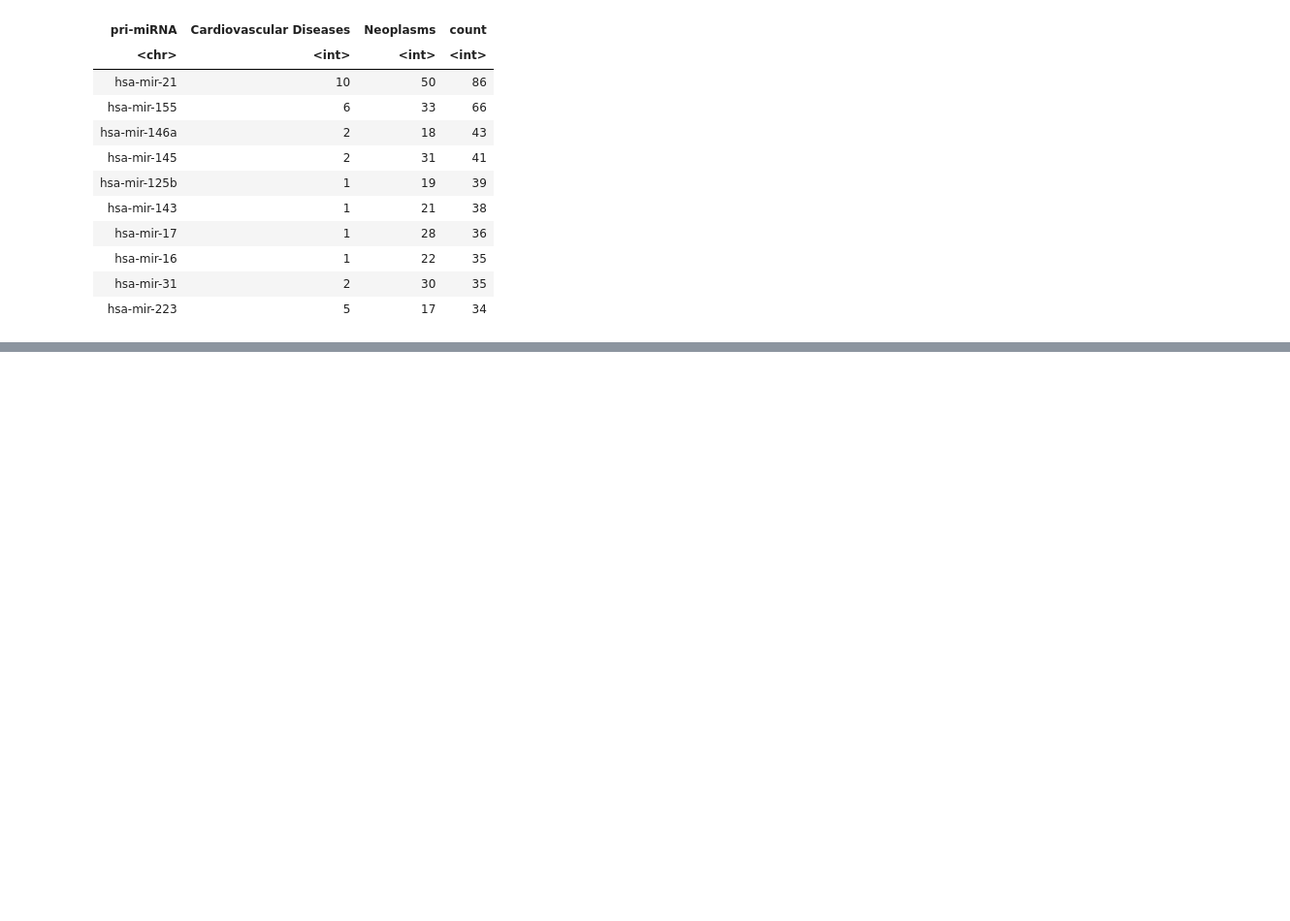
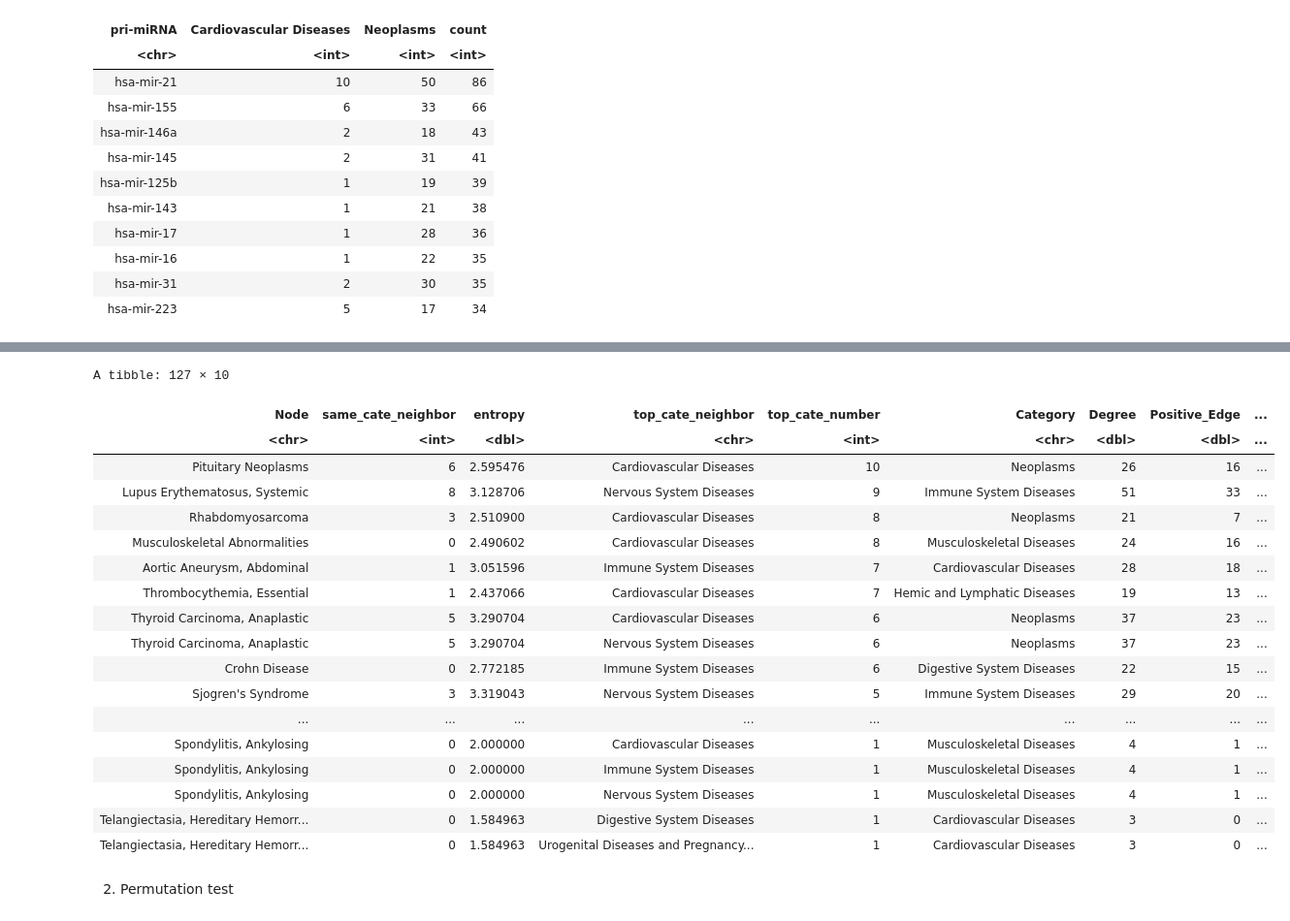
Before and after one commit to cuppeanuts/MRDN, a Jupyter notebook: Figures.ipynb, the cells around one changed output, grey strips where cells are left out. Shown at 97% size. Saved outputs shown, nothing was run; the diff lists cells and outputs as text; code cells hidden in the pictures; blank space fills up the shorter version.

```diff
--- a/Figures.ipynb
+++ b/Figures.ipynb
@@ -428,0 +579,32 @@ A grouped_df: 10 × 4
+# %%
+neighbors <- lapply(nodes$Nodes, function(x){
+    neighbor_edges <- edges %>%
+        filter(Disease1==x|Disease2==x)
+    tibble(Node=x, Neighbor=setdiff(unique(c(neighbor_edges$Disease1, neighbor_edges$Disease2)), x)) %>%
+        left_join(rename(nodes[, 1:2], Node=Nodes), by="Node") %>%
+        left_join(rename(nodes[, 1:2], Neighbor=Nodes, Neighbor_Cate=Category), by="Neighbor")
+}) %>% bind_rows()
+# %%
+get_most_cate <- function(x){
+    tmp <- tibble(x=x) %>%
+        group_by(x) %>%
+        summarise(n=n(), .groups="drop") %>%
+        filter(n==max(n))
+    tmp
+}
+# %%
+getEntropy <- function(x){
+    p <- rle(sort(x))$length/length(x)
+    ent <- -sum(p*log2(p))
+    return(ent)
+}
+# %%
+neighbor_info <- neighbors %>%
+    group_by(Node) %>%
+    summarise(same_cate_neighbor=sum(Category==Neighbor_Cate),
+              entropy=getEntropy(Neighbor_Cate),
+              top_cate_neighbor=get_most_cate(Neighbor_Cate)$x,
+              top_cate_number=get_most_cate(Neighbor_Cate)$n,
+              .groups="drop") %>%
+    arrange(desc(same_cate_neighbor)) %>%
+    left_join(nodes %>% rename(Node=Nodes), by="Node")
@@ -428,0 +629,27 @@ A grouped_df: 10 × 4
+# %%
+neighbor_info %>%
+    filter(top_cate_neighbor != Category) %>%
+    filter(top_cate_neighbor!="Neoplasms") %>%
+    arrange(desc(top_cate_number))
+# %% [output]
+A tibble: 127 × 10
+| Node | same_cate_neighbor | entropy | top_cate_neighbor | top_cate_number | Category | Degree | Positive_Edge | ... |
+| <chr> | <int> | <dbl> | <chr> | <int> | <chr> | <dbl> | <dbl> | ... |
+| Pituitary Neoplasms | 6 | 2.595476 | Cardiovascular Diseases | 10 | Neoplasms | 26 | 16 | ... |
+| Lupus Erythematosus, Systemic | 8 | 3.128706 | Nervous System Diseases | 9 | Immune System Diseases | 51 | 33 | ... |
+| Rhabdomyosarcoma | 3 | 2.510900 | Cardiovascular Diseases | 8 | Neoplasms | 21 | 7 | ... |
+| Musculoskeletal Abnormalities | 0 | 2.490602 | Cardiovascular Diseases | 8 | Musculoskeletal Diseases | 24 | 16 | ... |
+| Aortic Aneurysm, Abdominal | 1 | 3.051596 | Immune System Diseases | 7 | Cardiovascular Diseases | 28 | 18 | ... |
+| Thrombocythemia, Essential | 1 | 2.437066 | Cardiovascular Diseases | 7 | Hemic and Lymphatic Diseases | 19 | 13 | ... |
+| Thyroid Carcinoma, Anaplastic | 5 | 3.290704 | Cardiovascular Diseases | 6 | Neoplasms | 37 | 23 | ... |
+| Thyroid Carcinoma, Anaplastic | 5 | 3.290704 | Nervous System Diseases | 6 | Neoplasms | 37 | 23 | ... |
+| Crohn Disease | 0 | 2.772185 | Immune System Diseases | 6 | Digestive System Diseases | 22 | 15 | ... |
+| Sjogren's Syndrome | 3 | 3.319043 | Nervous System Diseases | 5 | Immune System Diseases | 29 | 20 | ... |
+| ... | ... | ... | ... | ... | ... | ... | ... | ... |
+| Spondylitis, Ankylosing | 0 | 2.000000 | Cardiovascular Diseases | 1 | Musculoskeletal Diseases | 4 | 1 | ... |
+| Spondylitis, Ankylosing | 0 | 2.000000 | Immune System Diseases | 1 | Musculoskeletal Diseases | 4 | 1 | ... |
+| Spondylitis, Ankylosing | 0 | 2.000000 | Nervous System Diseases | 1 | Musculoskeletal Diseases | 4 | 1 | ... |
+| Telangiectasia, Hereditary Hemorr... | 0 | 1.584963 | Digestive System Diseases | 1 | Cardiovascular Diseases | 3 | 0 | ... |
+| Telangiectasia, Hereditary Hemorr... | 0 | 1.584963 | Urogenital Diseases and Pregnancy... | 1 | Cardiovascular Diseases | 3 | 0 | ... |
+# %% [markdown]
+2. Permutation test
```
Also changed, not shown: parts of 37 cells of this notebook, 2 other files.
